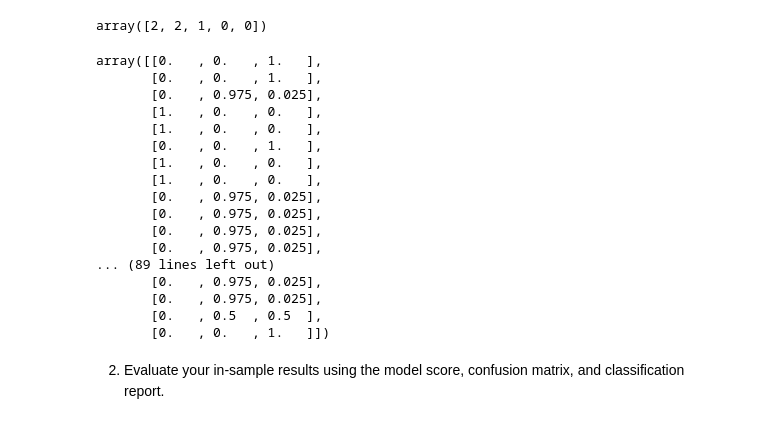
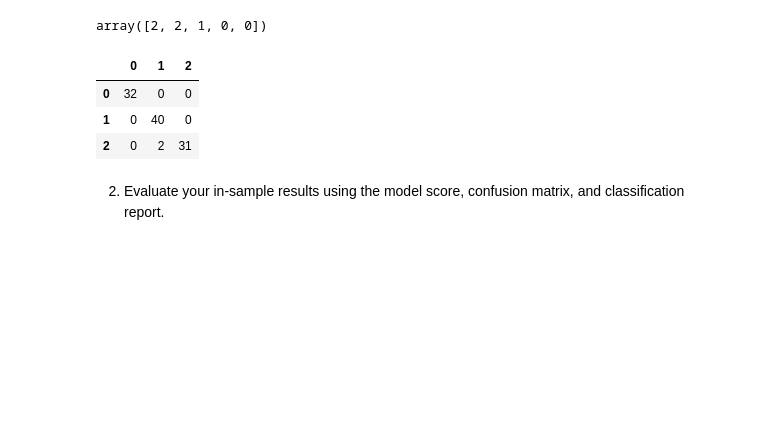
Before and after one commit to escalante-eric/ds-methodologies-exercises, a Jupyter notebook: Classification/model.ipynb, the cells around one changed output. Drawn from its saved outputs; the diff is of its cells as text; code cells hidden in the pictures; blank space fills up the shorter version.

```diff
--- a/Classification/model.ipynb
+++ b/Classification/model.ipynb
@@ -209,25 +202,15 @@ y_pred[0:5]
 array([2, 2, 1, 0, 0])
 # %%
 y_pred_proba = clf.predict_proba(X_train)
-y_pred_proba
-# %% [output]
-array([[0.   , 0.   , 1.   ],
-       [0.   , 0.   , 1.   ],
-       [0.   , 0.975, 0.025],
-       [1.   , 0.   , 0.   ],
-       [1.   , 0.   , 0.   ],
-       [0.   , 0.   , 1.   ],
-       [1.   , 0.   , 0.   ],
-       [1.   , 0.   , 0.   ],
-       [0.   , 0.975, 0.025],
-       [0.   , 0.975, 0.025],
-       [0.   , 0.975, 0.025],
-       [0.   , 0.975, 0.025],
-... (89 lines left out)
-       [0.   , 0.975, 0.025],
-       [0.   , 0.975, 0.025],
-       [0.   , 0.5  , 0.5  ],
-       [0.   , 0.   , 1.   ]])
+# %%
+labels = sorted(y_train.species.unique())
+
+pd.DataFrame(confusion_matrix(y_train, y_pred), index=labels, columns=labels)
+# %% [output]
+|  | 0 | 1 | 2 |
+| 0 | 32 | 0 | 0 |
+| 1 | 0 | 40 | 0 |
+| 2 | 0 | 2 | 31 |
 # %% [markdown]
 2. Evaluate your in-sample results using the model score, confusion matrix, and classification report.
 # %%
```
Also changed, not shown: parts of 30 cells of this notebook.
